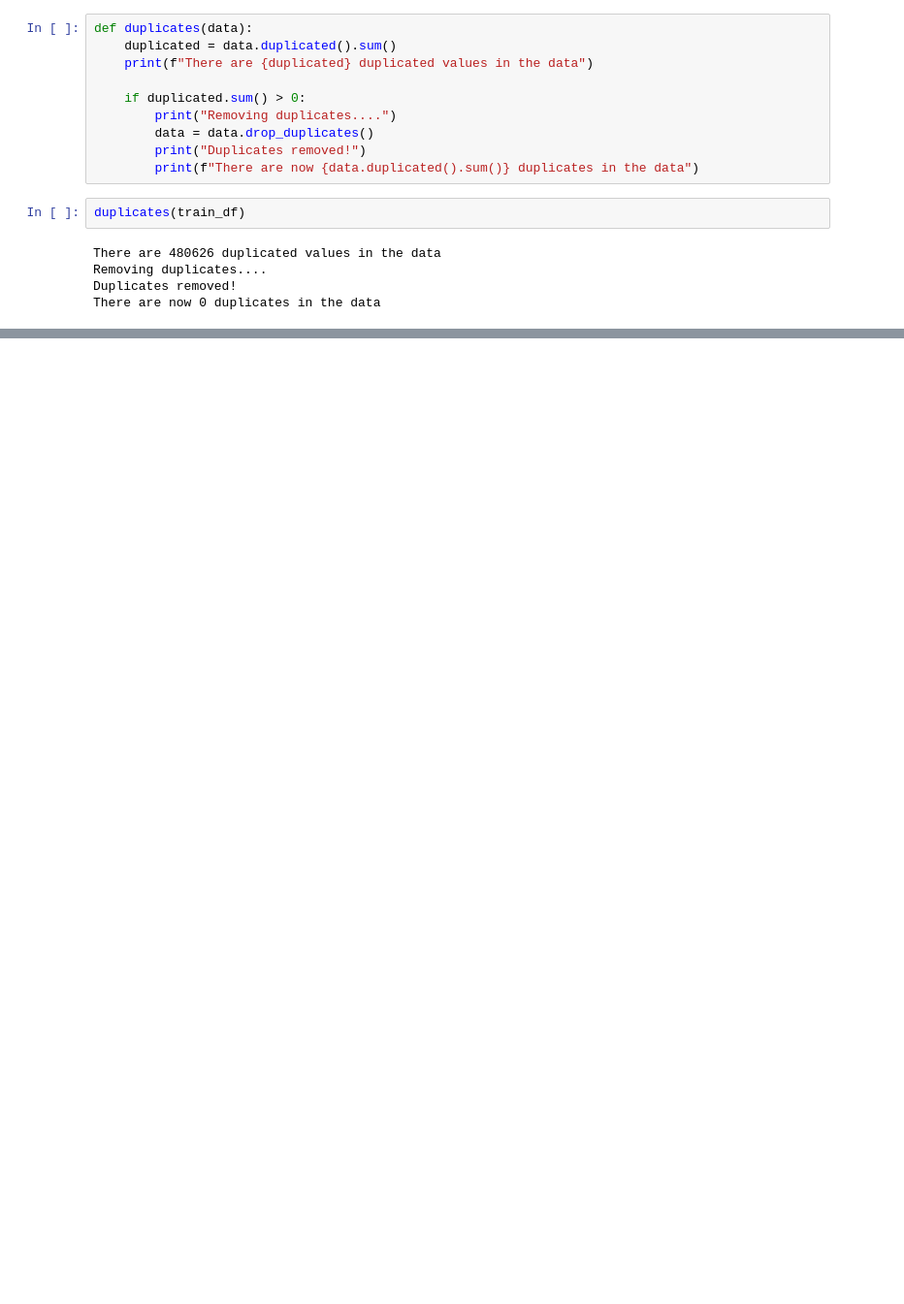
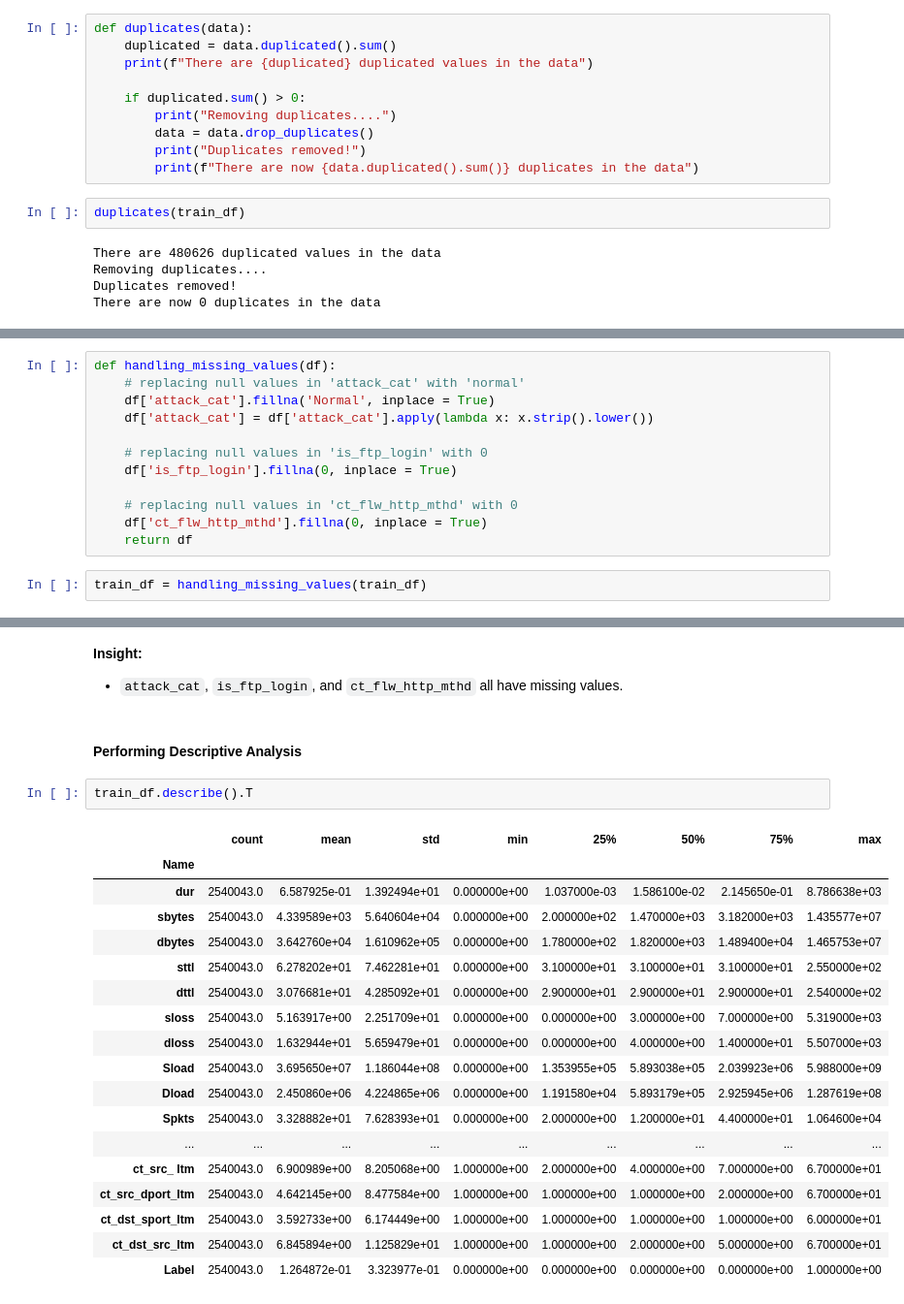
Before and after one commit to hassanmajaro/ml.projects, a Jupyter notebook: ml_threat_detection/cleaning.ipynb, the cells around one changed output, grey strips where cells are left out. Shown at 97% size. Drawn from its saved outputs; the diff is of its cells as text; blank space fills up the shorter version.

```diff
--- a/ml_threat_detection/cleaning.ipynb
+++ b/ml_threat_detection/cleaning.ipynb
@@ -243,0 +274,14 @@ Length: 2540043, dtype: bool
+# %%
+def handling_missing_values(df):
+    # replacing null values in 'attack_cat' with 'normal'
+    df['attack_cat'].fillna('Normal', inplace = True)
+    df['attack_cat'] = df['attack_cat'].apply(lambda x: x.strip().lower())
+
+    # replacing null values in 'is_ftp_login' with 0
+    df['is_ftp_login'].fillna(0, inplace = True)
+
+    # replacing null values in 'ct_flw_http_mthd' with 0
+    df['ct_flw_http_mthd'].fillna(0, inplace = True)
+    return df
+# %%
+train_df = handling_missing_values(train_df)
@@ -243,0 +307,26 @@ Length: 2540043, dtype: bool
+# %% [markdown]
+**Insight:**
+-   `attack_cat`, `is_ftp_login`, and `ct_flw_http_mthd` all have missing values.
+# %% [markdown]
+#### **Performing Descriptive Analysis**
+# %%
+train_df.describe().T
+# %% [output]
+|  | count | mean | std | min | 25% | 50% | 75% | max |
+| Name |  |  |  |  |  |  |  |  |
+| dur | 2540043.0 | 6.587925e-01 | 1.392494e+01 | 0.000000e+00 | 1.037000e-03 | 1.586100e-02 | 2.145650e-01 | 8.786638e+03 |
+| sbytes | 2540043.0 | 4.339589e+03 | 5.640604e+04 | 0.000000e+00 | 2.000000e+02 | 1.470000e+03 | 3.182000e+03 | 1.435577e+07 |
+| dbytes | 2540043.0 | 3.642760e+04 | 1.610962e+05 | 0.000000e+00 | 1.780000e+02 | 1.820000e+03 | 1.489400e+04 | 1.465753e+07 |
+| sttl | 2540043.0 | 6.278202e+01 | 7.462281e+01 | 0.000000e+00 | 3.100000e+01 | 3.100000e+01 | 3.100000e+01 | 2.550000e+02 |
+| dttl | 2540043.0 | 3.076681e+01 | 4.285092e+01 | 0.000000e+00 | 2.900000e+01 | 2.900000e+01 | 2.900000e+01 | 2.540000e+02 |
+| sloss | 2540043.0 | 5.163917e+00 | 2.251709e+01 | 0.000000e+00 | 0.000000e+00 | 3.000000e+00 | 7.000000e+00 | 5.319000e+03 |
+| dloss | 2540043.0 | 1.632944e+01 | 5.659479e+01 | 0.000000e+00 | 0.000000e+00 | 4.000000e+00 | 1.400000e+01 | 5.507000e+03 |
+| Sload | 2540043.0 | 3.695650e+07 | 1.186044e+08 | 0.000000e+00 | 1.353955e+05 | 5.893038e+05 | 2.039923e+06 | 5.988000e+09 |
+| Dload | 2540043.0 | 2.450860e+06 | 4.224865e+06 | 0.000000e+00 | 1.191580e+04 | 5.893179e+05 | 2.925945e+06 | 1.287619e+08 |
+| Spkts | 2540043.0 | 3.328882e+01 | 7.628393e+01 | 0.000000e+00 | 2.000000e+00 | 1.200000e+01 | 4.400000e+01 | 1.064600e+04 |
+| ... | ... | ... | ... | ... | ... | ... | ... | ... |
+| ct_src_ ltm | 2540043.0 | 6.900989e+00 | 8.205068e+00 | 1.000000e+00 | 2.000000e+00 | 4.000000e+00 | 7.000000e+00 | 6.700000e+01 |
+| ct_src_dport_ltm | 2540043.0 | 4.642145e+00 | 8.477584e+00 | 1.000000e+00 | 1.000000e+00 | 1.000000e+00 | 2.000000e+00 | 6.700000e+01 |
+| ct_dst_sport_ltm | 2540043.0 | 3.592733e+00 | 6.174449e+00 | 1.000000e+00 | 1.000000e+00 | 1.000000e+00 | 1.000000e+00 | 6.000000e+01 |
+| ct_dst_src_ltm | 2540043.0 | 6.845894e+00 | 1.125829e+01 | 1.000000e+00 | 1.000000e+00 | 2.000000e+00 | 5.000000e+00 | 6.700000e+01 |
+| Label | 2540043.0 | 1.264872e-01 | 3.323977e-01 | 0.000000e+00 | 0.000000e+00 | 0.000000e+00 | 0.000000e+00 | 1.000000e+00 |
```
Also changed, not shown: parts of 40 cells of this notebook.
